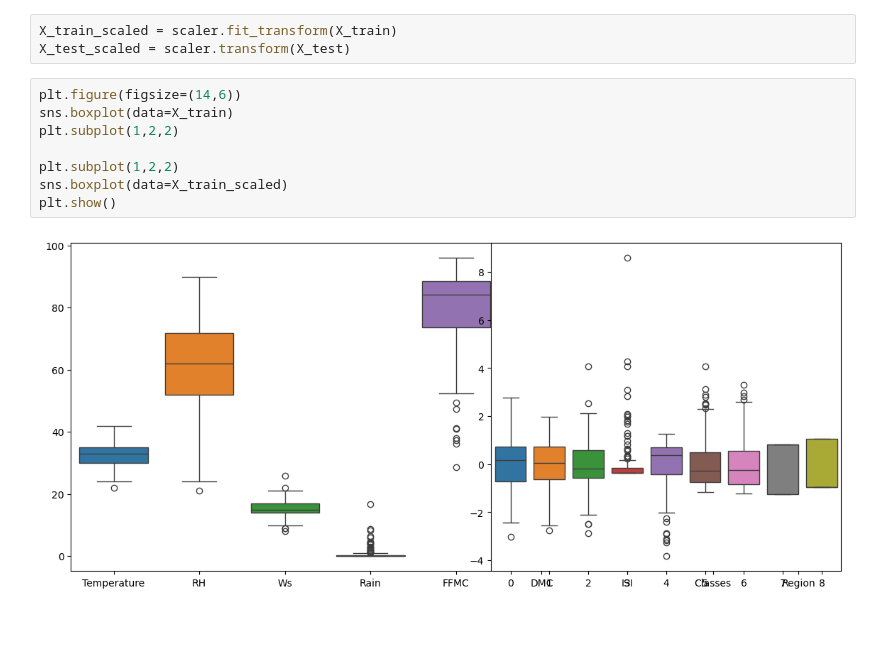
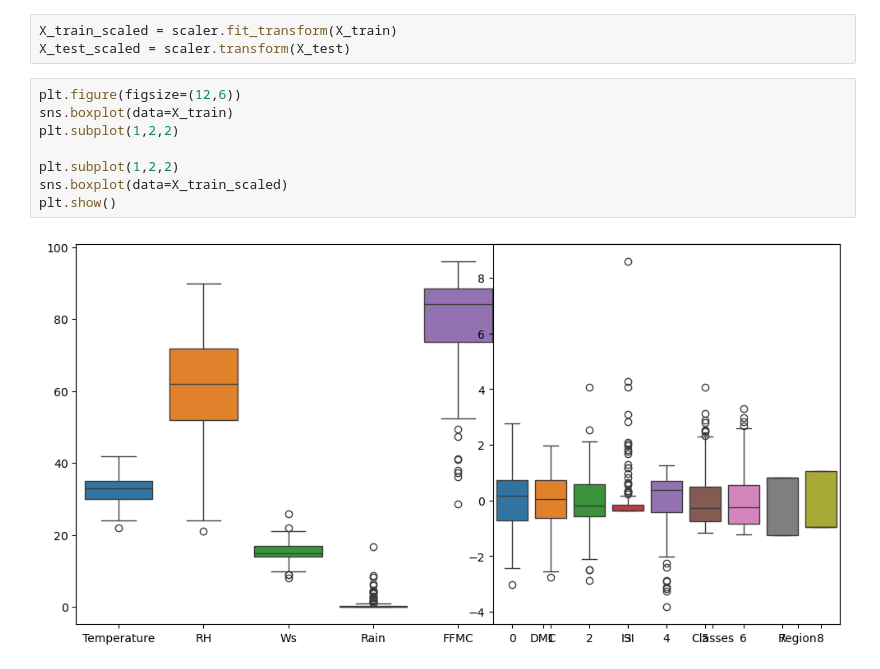
Before and after one commit to alyboii/at-lKurs, a Jupyter notebook: AlgerianForestFireDataset/AlgerianFire.ipynb, the cells around one changed output. Drawn from its saved outputs; the diff is of its cells as text; blank space fills up the shorter version.

```diff
--- a/AlgerianForestFireDataset/AlgerianFire.ipynb
+++ b/AlgerianForestFireDataset/AlgerianFire.ipynb
@@ -432,15 +432,15 @@ scaler =  StandardScaler()
 X_train_scaled = scaler.fit_transform(X_train)
 X_test_scaled = scaler.transform(X_test)
 # %%
-plt.figure(figsize=(14,6))
+plt.figure(figsize=(12,6))
 sns.boxplot(data=X_train)
 plt.subplot(1,2,2)
 
 plt.subplot(1,2,2)
 sns.boxplot(data=X_train_scaled)
 plt.show()
 # %% [output]
-[figure, old version]
+[figure, new version]
 # %%
 plt.figure(figsize=(12,2))
 sns.stripplot(df)
```
Also changed, not shown: parts of 11 cells of this notebook, 6 other files.
